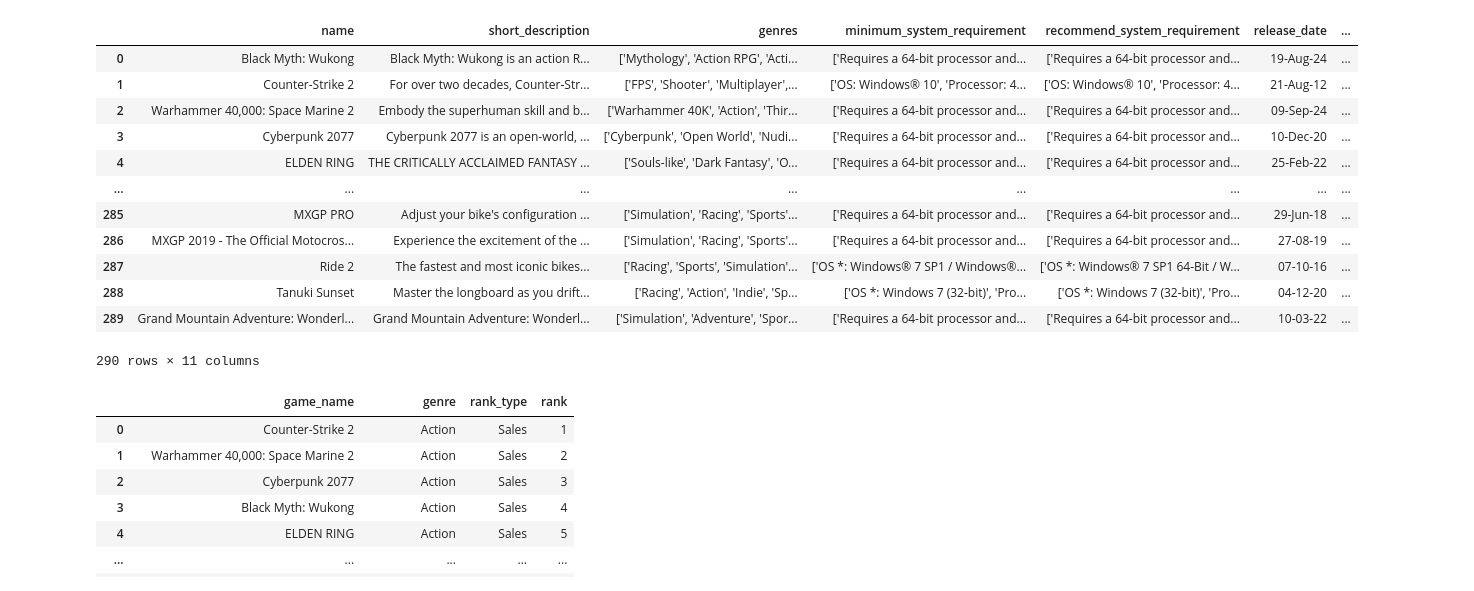
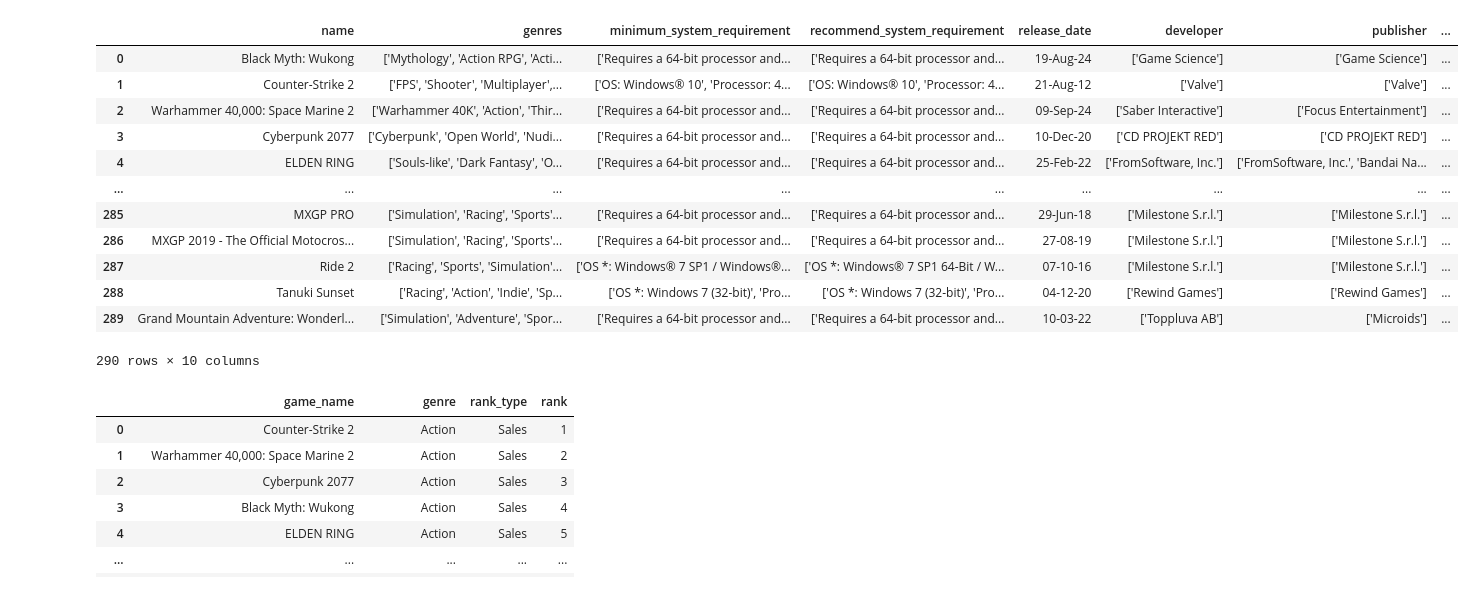
Before and after one commit to OfirBH/Steam_Final_Project, a Jupyter notebook: steam_final_project.ipynb, the cells around one changed output. Drawn from its saved outputs; the diff is of its cells as text; code cells hidden in the pictures.

```diff
--- a/steam_final_project.ipynb
+++ b/steam_final_project.ipynb
@@ -2,20 +2,22 @@
 import numpy as np
 import pandas as pd
 # %%
-df1 = pd.read_csv('games_description.csv')
-df1
+#הורדת עמודות לא רלוונטיות לניתוח הדאטה
+desc = pd.read_csv('games_description.csv')
+desc = desc.drop(columns=['short_description'])
+desc
 # %% [output]
-|  | name | short_description | genres | minimum_system_requirement | recommend_system_requirement | release_date | ... |
-| 0 | Black Myth: Wukong | Black Myth: Wukong is an action R... | ['Mythology', 'Action RPG', 'Acti... | ['Requires a 64-bit processor and... | ['Requires a 64-bit processor and... | 19-Aug-24 | ... |
-| 1 | Counter-Strike 2 | For over two decades, Counter-Str... | ['FPS', 'Shooter', 'Multiplayer',... | ['OS: Windows® 10', 'Processor: 4... | ['OS: Windows® 10', 'Processor: 4... | 21-Aug-12 | ... |
-| 2 | Warhammer 40,000: Space Marine 2 | Embody the superhuman skill and b... | ['Warhammer 40K', 'Action', 'Thir... | ['Requires a 64-bit processor and... | ['Requires a 64-bit processor and... | 09-Sep-24 | ... |
-| 3 | Cyberpunk 2077 | Cyberpunk 2077 is an open-world, ... | ['Cyberpunk', 'Open World', 'Nudi... | ['Requires a 64-bit processor and... | ['Requires a 64-bit processor and... | 10-Dec-20 | ... |
-| 4 | ELDEN RING | THE CRITICALLY ACCLAIMED FANTASY ... | ['Souls-like', 'Dark Fantasy', 'O... | ['Requires a 64-bit processor and... | ['Requires a 64-bit processor and... | 25-Feb-22 | ... |
-| ... | ... | ... | ... | ... | ... | ... | ... |
-| 285 | MXGP PRO | Adjust your bike's configuration ... | ['Simulation', 'Racing', 'Sports'... | ['Requires a 64-bit processor and... | ['Requires a 64-bit processor and... | 29-Jun-18 | ... |
-| 286 | MXGP 2019 - The Official Motocros... | Experience the excitement of the ... | ['Simulation', 'Racing', 'Sports'... | ['Requires a 64-bit processor and... | ['Requires a 64-bit processor and... | 27-08-19 | ... |
-| 287 | Ride 2 | The fastest and most iconic bikes... | ['Racing', 'Sports', 'Simulation'... | ['OS *: Windows® 7 SP1 / Windows®... | ['OS *: Windows® 7 SP1 64-Bit / W... | 07-10-16 | ... |
-| 288 | Tanuki Sunset | Master the longboard as you drift... | ['Racing', 'Action', 'Indie', 'Sp... | ['OS *: Windows 7 (32-bit)', 'Pro... | ['OS *: Windows 7 (32-bit)', 'Pro... | 04-12-20 | ... |
-| 289 | Grand Mountain Adventure: Wonderl... | Grand Mountain Adventure: Wonderl... | ['Simulation', 'Adventure', 'Spor... | ['Requires a 64-bit processor and... | ['Requires a 64-bit processor and... | 10-03-22 | ... |
+|  | name | genres | minimum_system_requirement | recommend_system_requirement | release_date | developer | publisher | ... |
+| 0 | Black Myth: Wukong | ['Mythology', 'Action RPG', 'Acti... | ['Requires a 64-bit processor and... | ['Requires a 64-bit processor and... | 19-Aug-24 | ['Game Science'] | ['Game Science'] | ... |
+| 1 | Counter-Strike 2 | ['FPS', 'Shooter', 'Multiplayer',... | ['OS: Windows® 10', 'Processor: 4... | ['OS: Windows® 10', 'Processor: 4... | 21-Aug-12 | ['Valve'] | ['Valve'] | ... |
+| 2 | Warhammer 40,000: Space Marine 2 | ['Warhammer 40K', 'Action', 'Thir... | ['Requires a 64-bit processor and... | ['Requires a 64-bit processor and... | 09-Sep-24 | ['Saber Interactive'] | ['Focus Entertainment'] | ... |
+| 3 | Cyberpunk 2077 | ['Cyberpunk', 'Open World', 'Nudi... | ['Requires a 64-bit processor and... | ['Requires a 64-bit processor and... | 10-Dec-20 | ['CD PROJEKT RED'] | ['CD PROJEKT RED'] | ... |
+| 4 | ELDEN RING | ['Souls-like', 'Dark Fantasy', 'O... | ['Requires a 64-bit processor and... | ['Requires a 64-bit processor and... | 25-Feb-22 | ['FromSoftware, Inc.'] | ['FromSoftware, Inc.', 'Bandai Na... | ... |
+| ... | ... | ... | ... | ... | ... | ... | ... | ... |
+| 285 | MXGP PRO | ['Simulation', 'Racing', 'Sports'... | ['Requires a 64-bit processor and... | ['Requires a 64-bit processor and... | 29-Jun-18 | ['Milestone S.r.l.'] | ['Milestone S.r.l.'] | ... |
+| 286 | MXGP 2019 - The Official Motocros... | ['Simulation', 'Racing', 'Sports'... | ['Requires a 64-bit processor and... | ['Requires a 64-bit processor and... | 27-08-19 | ['Milestone S.r.l.'] | ['Milestone S.r.l.'] | ... |
+| 287 | Ride 2 | ['Racing', 'Sports', 'Simulation'... | ['OS *: Windows® 7 SP1 / Windows®... | ['OS *: Windows® 7 SP1 64-Bit / W... | 07-10-16 | ['Milestone S.r.l.'] | ['Milestone S.r.l.'] | ... |
+| 288 | Tanuki Sunset | ['Racing', 'Action', 'Indie', 'Sp... | ['OS *: Windows 7 (32-bit)', 'Pro... | ['OS *: Windows 7 (32-bit)', 'Pro... | 04-12-20 | ['Rewind Games'] | ['Rewind Games'] | ... |
+| 289 | Grand Mountain Adventure: Wonderl... | ['Simulation', 'Adventure', 'Spor... | ['Requires a 64-bit processor and... | ['Requires a 64-bit processor and... | 10-03-22 | ['Toppluva AB'] | ['Microids'] | ... |
-290 rows × 11 columns
+290 rows × 10 columns
 # %%
```
Also changed, not shown: parts of 29 cells of this notebook, 1 other file.
